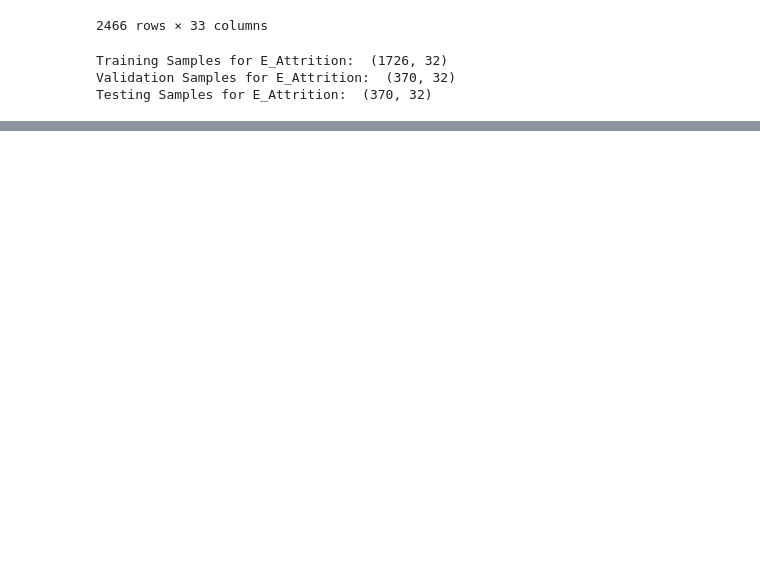
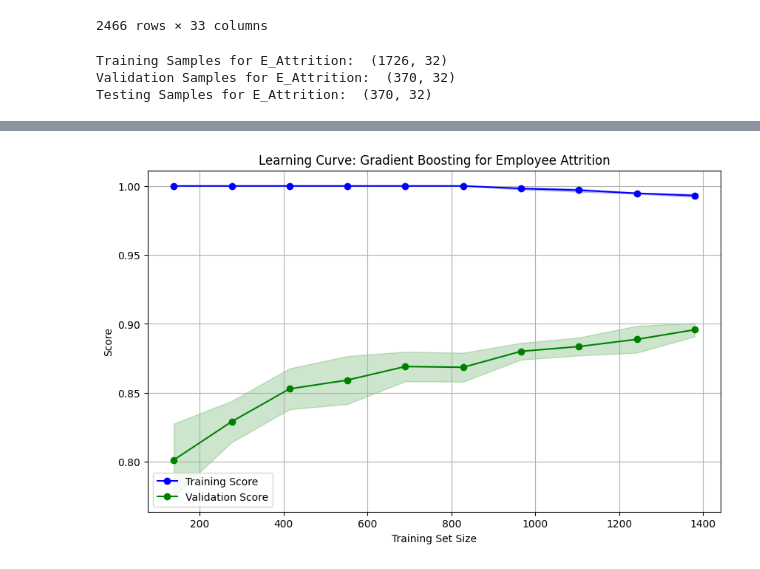
Before and after one commit to DhanaSrivalli/Optimizing-Employee-Attrition-Prediction-with-Feature-Selection-and-Machine-Learning, a Jupyter notebook: 21087223_FinalProject.ipynb, the cells around one changed output, grey strips where cells are left out. Cells and saved outputs as stored; diff of their text form; code cells hidden in the pictures; blank space fills up the shorter version.

```diff
--- a/21087223_FinalProject.ipynb
+++ b/21087223_FinalProject.ipynb
@@ -237,0 +326,40 @@ Att_EWARN.filterwarnings("ignore")
+# %%
+from sklearn.model_selection import learning_curve as AttLearnCurve
+import numpy as E_Attnu
+
+def Emp_learningCurve(estimator, E_AttritionX, E_AttritionY, title="GB Learning Curve", cv=5, scoring="accuracy", n_jobs=-1):
+    train_sizes, train_scores, val_scores = AttLearnCurve(
+        estimator, E_AttritionX, E_AttritionY, cv=cv, scoring=scoring, n_jobs=n_jobs, train_sizes=E_Attnu.linspace(0.1, 1.0, 10)
+    )
+
+    ### Assessing the Mean and Standard Deviation for Data Analysis
+    train_mean = E_Attnu.mean(train_scores, axis=1)
+    train_std = E_Attnu.std(train_scores, axis=1)
+    val_mean = E_Attnu.mean(val_scores, axis=1)
+    val_std = E_Attnu.std(val_scores, axis=1)
+
+    ### Visualizing Model Training with a Learning Curve
+    E_AttPypl.figure(figsize=(10, 6))
+    E_AttPypl.plot(train_sizes, train_mean, label="Training Score", color="blue", marker='o')
+    E_AttPypl.fill_between(train_sizes, train_mean - train_std, train_mean + train_std, color="blue", alpha=0.2)
+    E_AttPypl.plot(train_sizes, val_mean, label="Validation Score", color="green", marker='o')
+    E_AttPypl.fill_between(train_sizes, val_mean - val_std, val_mean + val_std, color="green", alpha=0.2)
+
+    E_AttPypl.title(title)
+    E_AttPypl.xlabel("Training Set Size")
+    E_AttPypl.ylabel("Score")
+    E_AttPypl.legend(loc="best")
+    E_AttPypl.grid()
+    E_AttPypl.show()
+
+Att_EMod = E_AttGrb(learning_rate= 0.1, loss= 'log_loss', n_estimators= 200) ### Tuning the Model with the Best-Performing Parameters
+
+Emp_learningCurve(
+    estimator=Att_EMod,
+    E_AttritionX=E_AttritionXtrn,
+    E_AttritionY=E_AttritionYtrn,
+    title="Learning Curve: Gradient Boosting for Employee Attrition",
+    cv=5
+)
+# %% [output]
+[figure, added]
```
Also changed, not shown: parts of 5 cells of this notebook.
